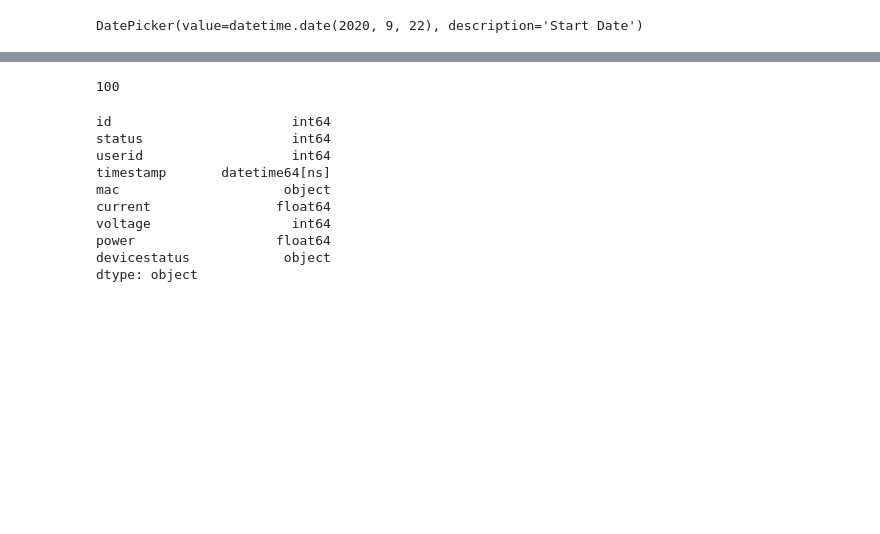
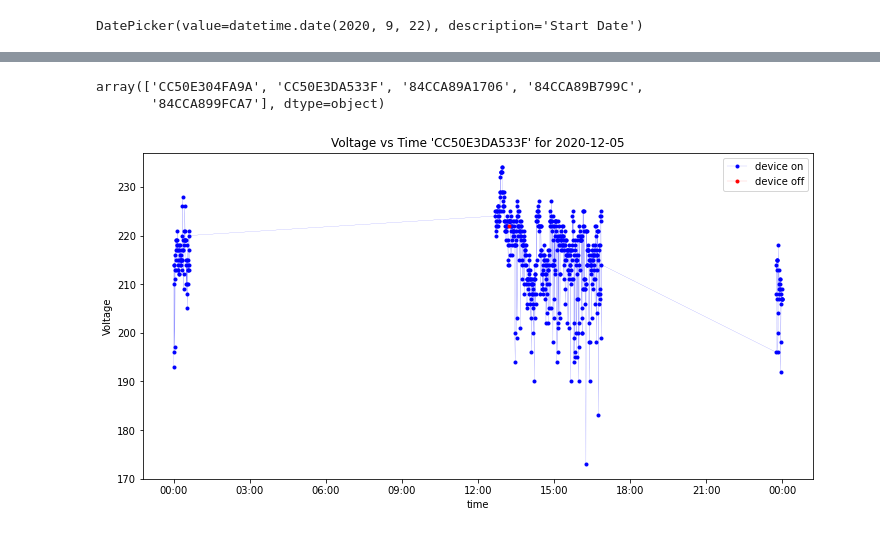
Before and after one commit to mugyenyij/U20_project, a Jupyter notebook: U20_notebook.ipynb, the cells around one changed output, grey strips where cells are left out. Cells and saved outputs as stored; diff of their text form; code cells hidden in the pictures; blank space fills up the shorter version.

```diff
--- a/U20_notebook.ipynb
+++ b/U20_notebook.ipynb
@@ -41,22 +49,10 @@ df.tail()
 # %%
 # Number of unique mac ids
-df.mac.nunique()
+df.mac.unique()
 # %% [output]
-100
+array(['CC50E304FA9A', 'CC50E3DA533F', '84CCA89A1706', '84CCA89B799C',
+       '84CCA899FCA7'], dtype=object)
 # %%
 # Change column types to numeric
 df[["current","voltage", "power"]] = df[["current","voltage", "power"]].apply(pd.to_numeric)
-# %%
-df.dtypes
-# %% [output]
-id                       int64
-status                   int64
-userid                   int64
-timestamp       datetime64[ns]
-mac                     object
-current                float64
-voltage                  int64
-power                  float64
-devicestatus            object
-dtype: object
 # %%
@@ -72 +66,20 @@ df_mac3 = df_with_mask[df_with_mask['mac'].isin(["CC50E3DA533F","CC50E304FADC","
+# %%
+# Plot for Voltage vs Time CC50E3DA533F
+fig, ax = plt.subplots(1,1,figsize=(12,6))
+on = df_mac1[df_mac1['devicestatus']=='on']
+off = df_mac1[df_mac1['devicestatus']=='off']
+ax.plot(on["timestamp"], on["voltage"], 'b.-', lw=0.1, label='device on')
+ax.plot(off["timestamp"], off["voltage"], 'r.-', lw=0.1,label='device off')
+
+ax.set_title(f'Voltage vs Time \'CC50E3DA533F\' for {start_date}')
+ax.set_xlabel('time')
+ax.set_ylabel('Voltage')
+ax.legend()
+
+
+myFmt = mdates.DateFormatter('%H:%M') # format timestamp to Hour:Minute
+ax.xaxis.set_major_formatter(myFmt)
+plt.show()
+# %% [output]
+[figure, added]
 # %%
```
Also changed, not shown: parts of 15 cells of this notebook.
